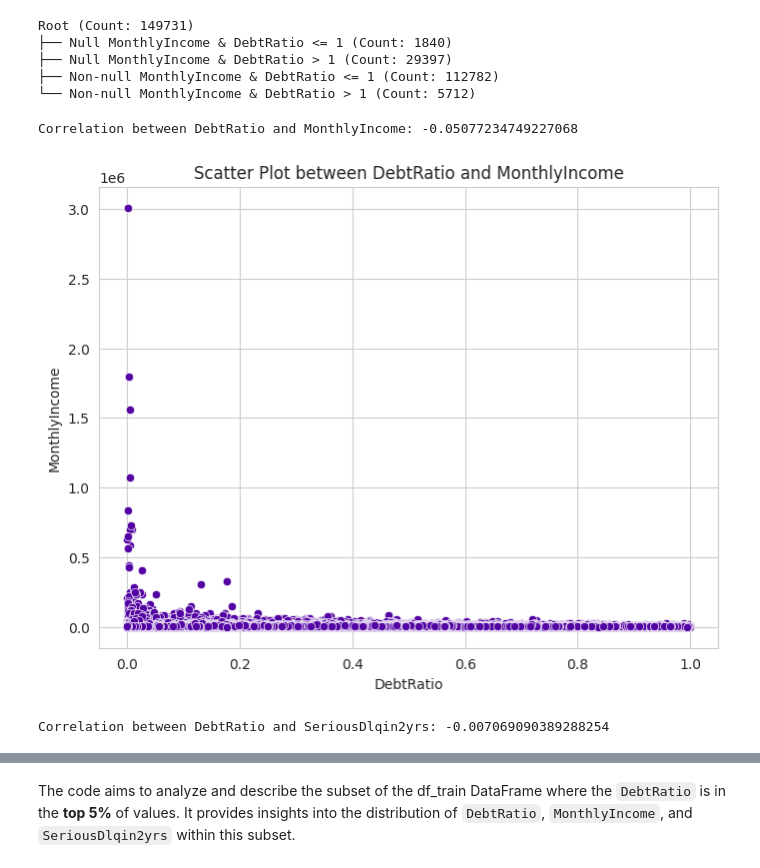
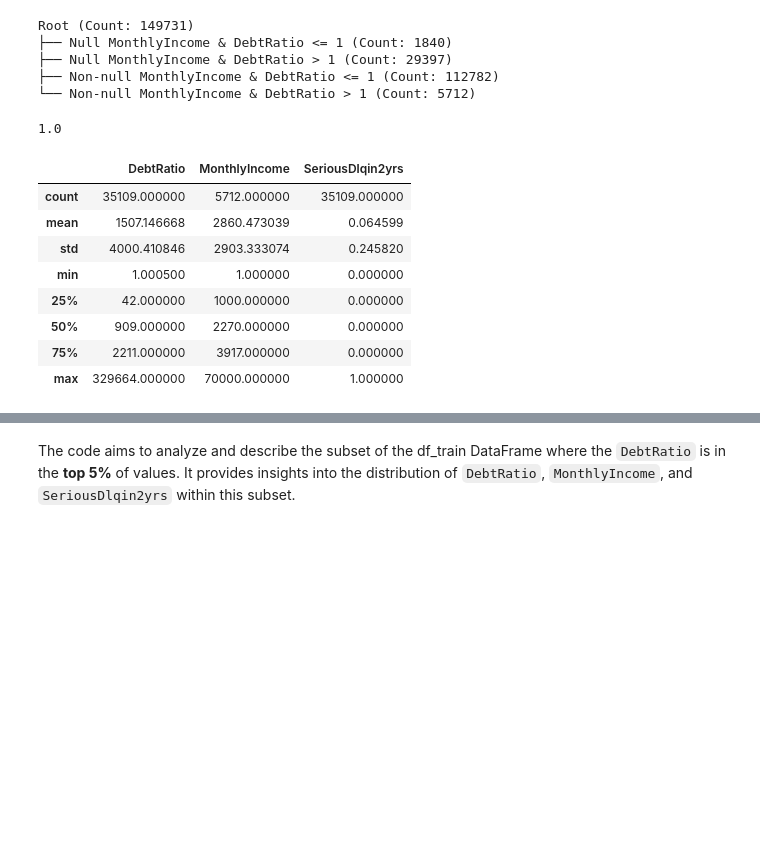
Before and after one commit to Saba-a11/Kaggle_Credit_Score, a Jupyter notebook: CreditModel.ipynb, the cells around one changed output, grey strips where cells are left out. Saved outputs shown, nothing was run; the diff lists cells and outputs as text; code cells hidden in the pictures; blank space fills up the shorter version.

```diff
--- a/CreditModel.ipynb
+++ b/CreditModel.ipynb
@@ -614,27 +610,19 @@ Root (Count: 149731)
 ├── Null MonthlyIncome & DebtRatio > 1 (Count: 29397)
 ├── Non-null MonthlyIncome & DebtRatio <= 1 (Count: 112782)
 └── Non-null MonthlyIncome & DebtRatio > 1 (Count: 5712)
+# %%
+df_train["DebtRatio"].quantile(0.765)
+# %% [output]
+1.0
 # %%
-df = df_train.loc[~((df_train['MonthlyIncome'] == 0) | (df_train['MonthlyIncome'].isnull())) & (df_train['DebtRatio'] <= 1) & (df_train['DebtRatio'] >= 0), ["DebtRatio", "MonthlyIncome"]]
+df_train.loc[df_train["DebtRatio"] > df_train["DebtRatio"].quantile(0.765)][["DebtRatio", "MonthlyIncome", "SeriousDlqin2yrs"]].describe()
+# %% [output]
+|  | DebtRatio | MonthlyIncome | SeriousDlqin2yrs |
+| count | 35109.000000 | 5712.000000 | 35109.000000 |
+| mean | 1507.146668 | 2860.473039 | 0.064599 |
+| std | 4000.410846 | 2903.333074 | 0.245820 |
+| min | 1.000500 | 1.000000 | 0.000000 |
+| 25% | 42.000000 | 1000.000000 | 0.000000 |
+| 50% | 909.000000 | 2270.000000 | 0.000000 |
+| 75% | 2211.000000 | 3917.000000 | 0.000000 |
+| max | 329664.000000 | 70000.000000 | 1.000000 |
-# %%
-column_of_interest = 'DebtRatio'
-target_column = 'MonthlyIncome'
-
-correlation = df[column_of_interest].corr(df[target_column])
-print(f"Correlation between {column_of_interest} and {target_column}: {correlation}")
-# %% [output]
-Correlation between DebtRatio and MonthlyIncome: -0.05077234749227068
-# %%
-  # Scatter plot
-  plt.figure(figsize=(8, 6))
-  sns.scatterplot(x=df[column_of_interest], y=df[target_column])
-  plt.title(f'Scatter Plot between {column_of_interest} and {target_column}')
-  plt.xlabel(column_of_interest)
-  plt.ylabel(target_column)
-  plt.show()
-# %% [output]
-[figure, removed]
-# %%
-prt_corr('DebtRatio', 'SeriousDlqin2yrs')
-# %% [output]
-Correlation between DebtRatio and SeriousDlqin2yrs: -0.007069090389288254
```
Also changed, not shown: parts of 14 cells of this notebook.
